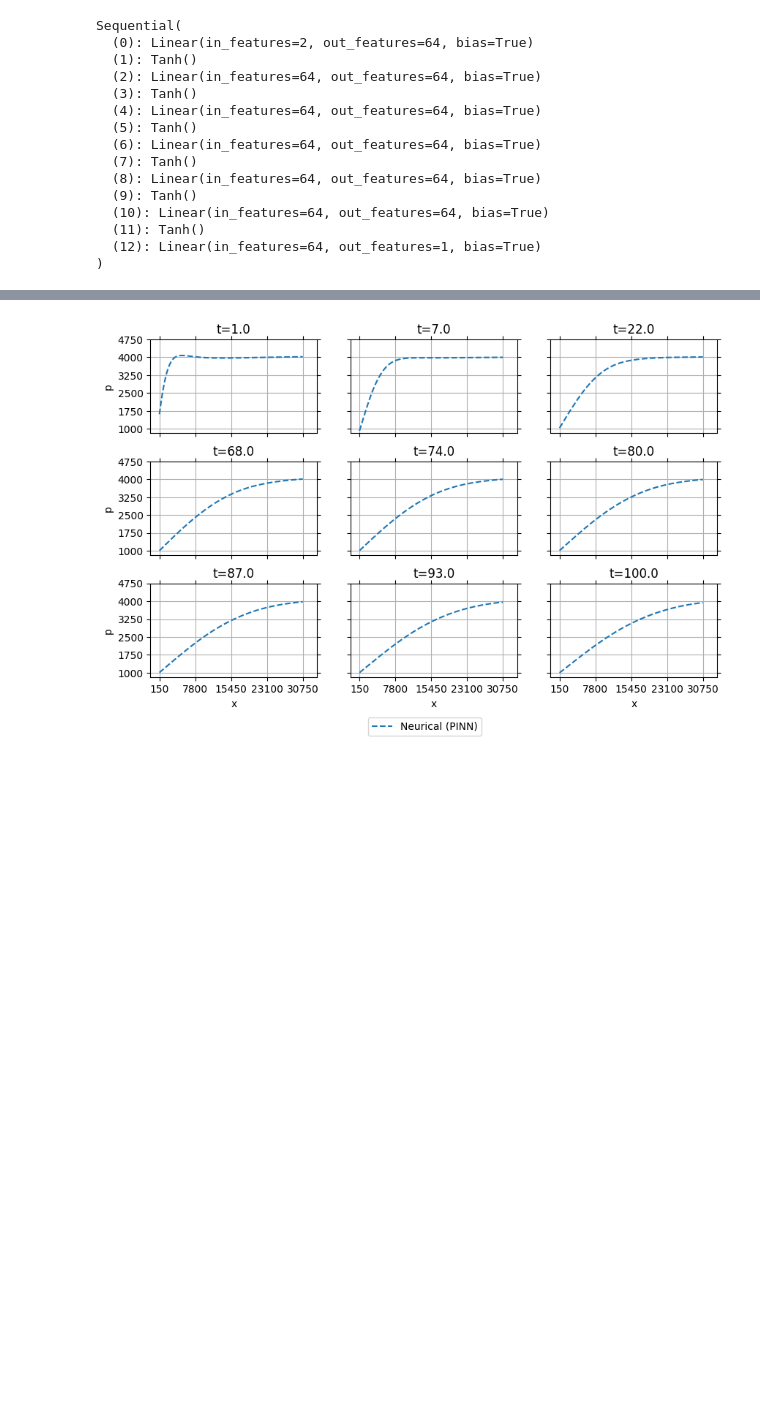
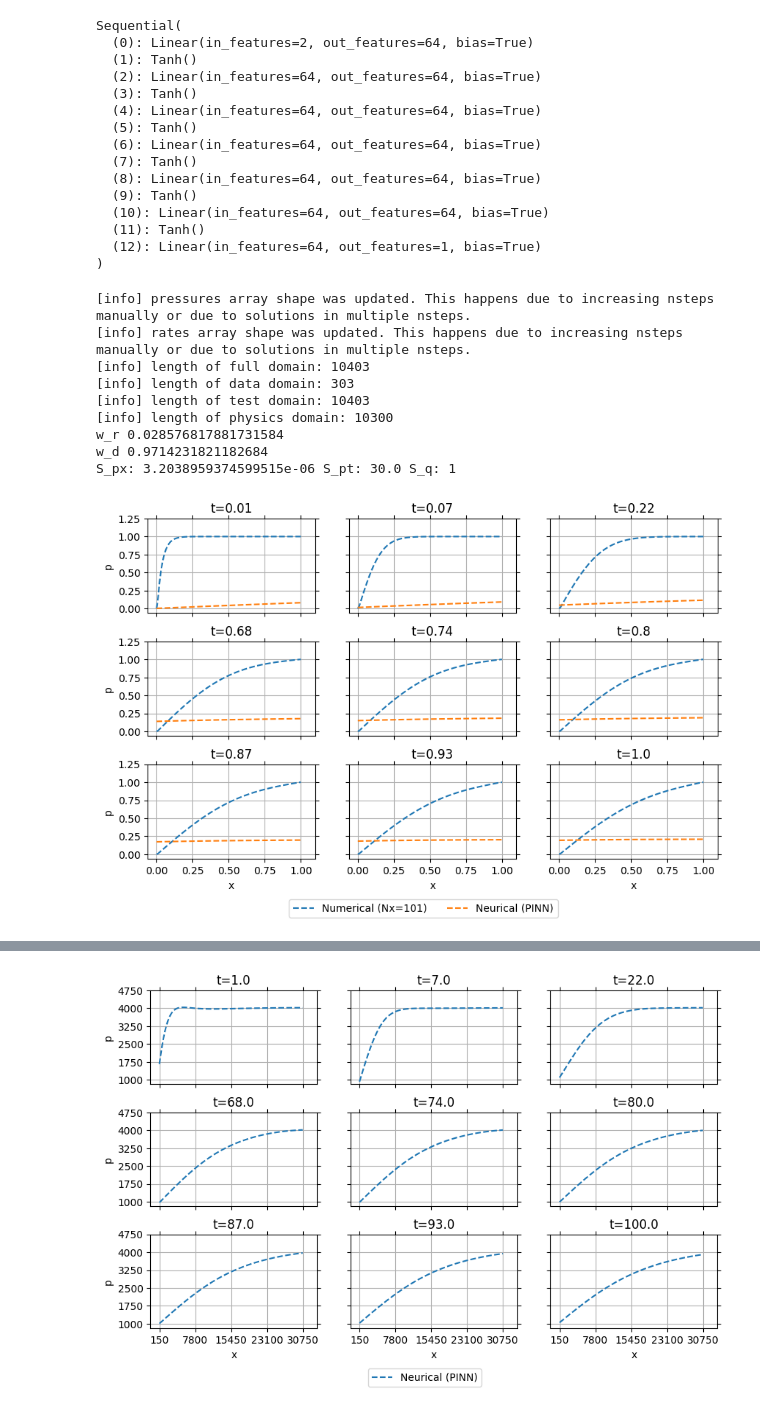
Before and after one commit to hiesabx/reservoirflow, a Jupyter notebook: docs/source/user_guide/tutorials/tutorial_different_solutions_1D1P.ipynb, the cells around one changed output, grey strips where cells are left out. Cells and saved outputs as stored; diff of their text form; code cells hidden in the pictures; blank space fills up the shorter version.

```diff
--- a/docs/source/user_guide/tutorials/tutorial_different_solutions_1D1P.ipynb
+++ b/docs/source/user_guide/tutorials/tutorial_different_solutions_1D1P.ipynb
@@ -325,6 +325,36 @@ Sequential(
   (11): Tanh()
   (12): Linear(in_features=64, out_features=1, bias=True)
 )
+# %%
+model.solution.generate_data(
+    nsteps=100,
+    scale=True,
+    reference="Numerical (Nx=101)"
+    )
+model.solution.update_pressures(
+    clean=False
+    )
+model.plot(
+    type="line",
+    boundary=True,
+    scale=True,
+    error=True,
+    solution=[
+        "Numerical (Nx=101)",
+        "Neurical (PINN)",
+    ],
+)
+# %% [output]
+[info] pressures array shape was updated. This happens due to increasing nsteps manually or due to solutions in multiple nsteps.
+[info] rates array shape was updated. This happens due to increasing nsteps manually or due to solutions in multiple nsteps.
+[info] length of full domain: 10403
+[info] length of data domain: 303
+[info] length of test domain: 10403
+[info] length of physics domain: 10300
+w_r 0.028576817881731584
+w_d 0.9714231821182684
+S_px: 3.2038959374599515e-06 S_pt: 30.0 S_q: 1
+[figure, added]
 # %%
 model.run(
     **common_run_config |
```
Also changed, not shown: parts of 10 cells of this notebook, 4 other files.
